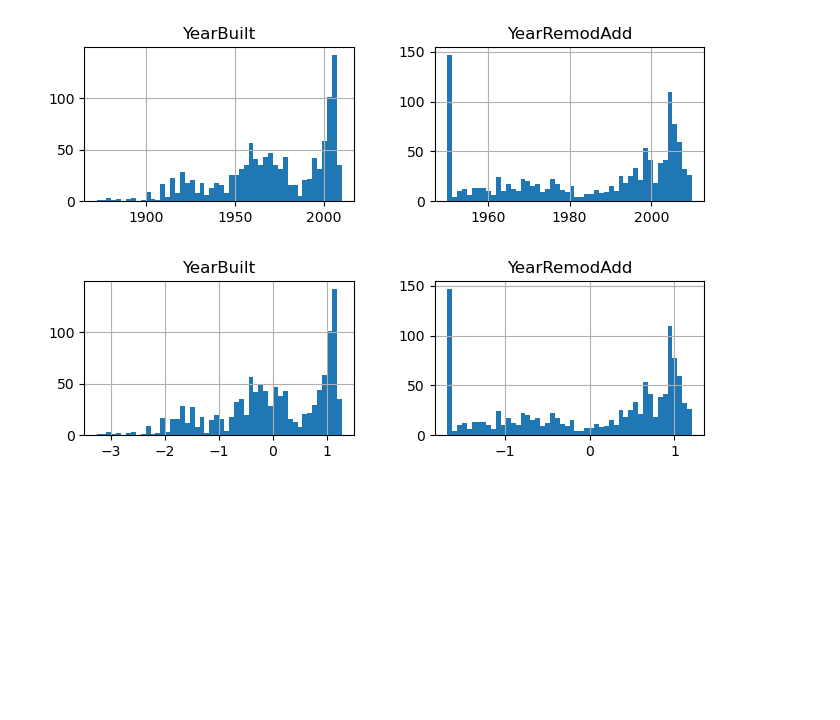
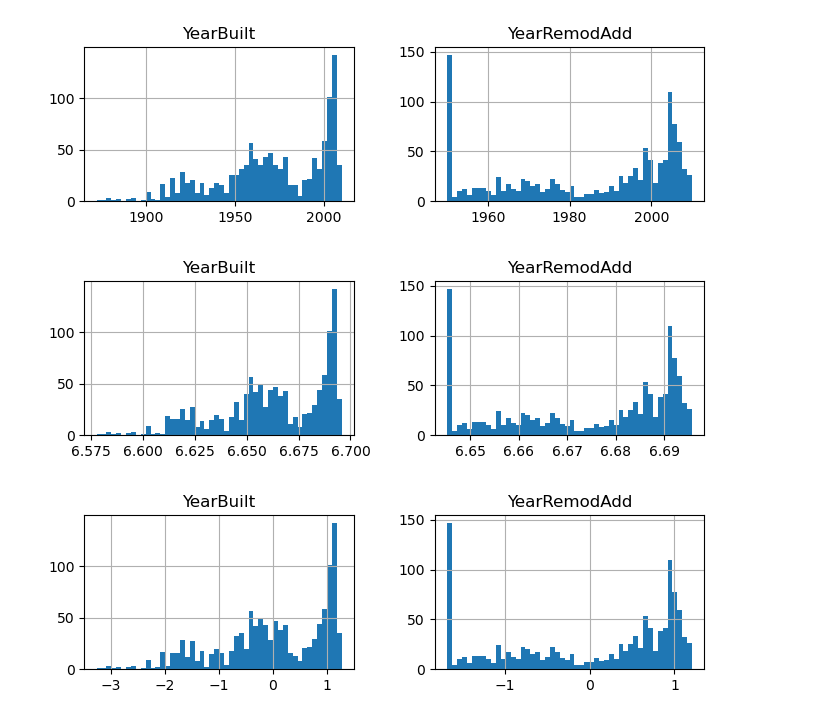
Before and after one commit to gjpelletier/PyMLR, a Jupyter notebook: Examples/Example_Preprocessing.ipynb, the cells around one changed output. Drawn from its saved outputs; the diff is of its cells as text; code cells hidden in the pictures; blank space fills up the shorter version.

```diff
--- a/Examples/Example_Preprocessing.ipynb
+++ b/Examples/Example_Preprocessing.ipynb
@@ -284,6 +283,11 @@ skewed_neg_cols = preprocess_result['skewed_neg_cols']
 X_train[skewed_neg_cols].hist(bins=50, figsize=(8, 2));
 # %% [output]
 [figure]
+# %%
+ans = X_train[skewed_neg_cols]**.25
+ans.hist(bins=50, figsize=(8, 2));
+# %% [output]
+[figure, added]
 # %%
 # histograms of negatively skewed features after sqrt transform and scaling
 skewed_neg_cols = preprocess_result['skewed_neg_cols']
```
Also changed, not shown: parts of 5 cells of this notebook.
